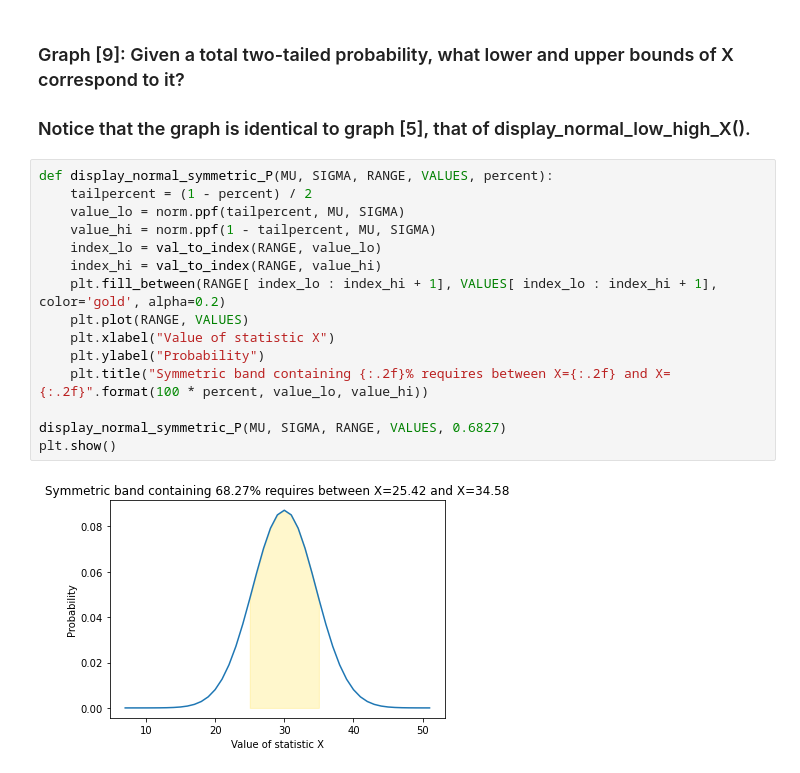
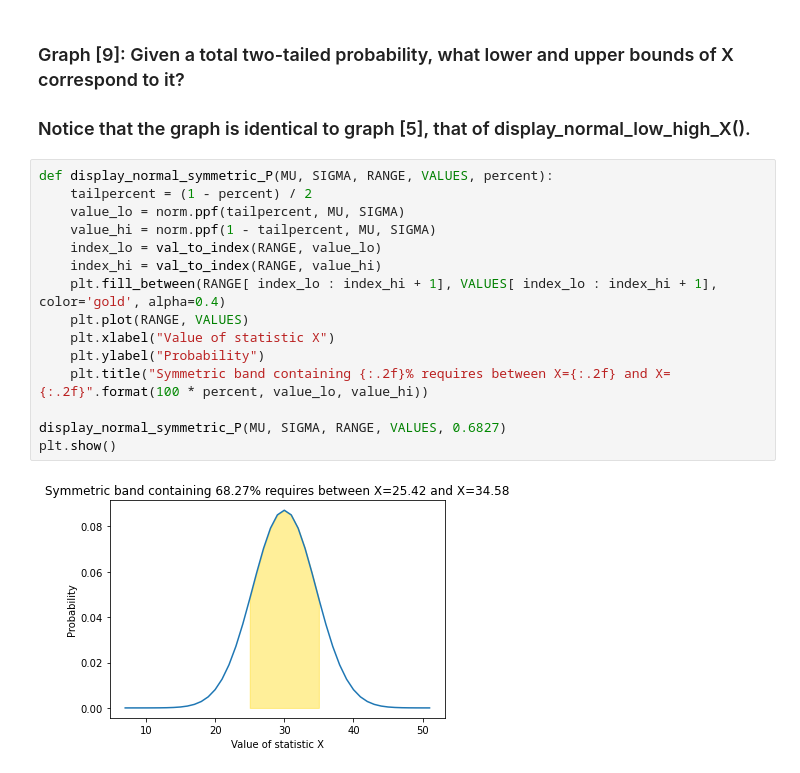
Before and after one commit to DanCoimbra/data_science_studies, a Jupyter notebook: Statistics (Python)/Visualizing Distributions (Practice).ipynb, the cells around one changed output. Saved outputs shown, nothing was run; the diff lists cells and outputs as text.

```diff
--- a/Statistics (Python)/Visualizing Distributions (Practice).ipynb
+++ b/Statistics (Python)/Visualizing Distributions (Practice).ipynb
@@ -209,17 +209,17 @@ plt.show()
 # %%
 def display_normal_symmetric_P(MU, SIGMA, RANGE, VALUES, percent):
     tailpercent = (1 - percent) / 2
     value_lo = norm.ppf(tailpercent, MU, SIGMA)
     value_hi = norm.ppf(1 - tailpercent, MU, SIGMA)
     index_lo = val_to_index(RANGE, value_lo)
     index_hi = val_to_index(RANGE, value_hi)
-    plt.fill_between(RANGE[ index_lo : index_hi + 1], VALUES[ index_lo : index_hi + 1], color='gold', alpha=0.2)
+    plt.fill_between(RANGE[ index_lo : index_hi + 1], VALUES[ index_lo : index_hi + 1], color='gold', alpha=0.4)
     plt.plot(RANGE, VALUES)
     plt.xlabel("Value of statistic X")
     plt.ylabel("Probability")
     plt.title("Symmetric band containing {:.2f}% requires between X={:.2f} and X={:.2f}".format(100 * percent, value_lo, value_hi))
 
 display_normal_symmetric_P(MU, SIGMA, RANGE, VALUES, 0.6827)
 plt.show()
 # %% [output]
-[figure, old version]
+[figure, new version]
```
Also changed, not shown: parts of 3 cells of this notebook.
